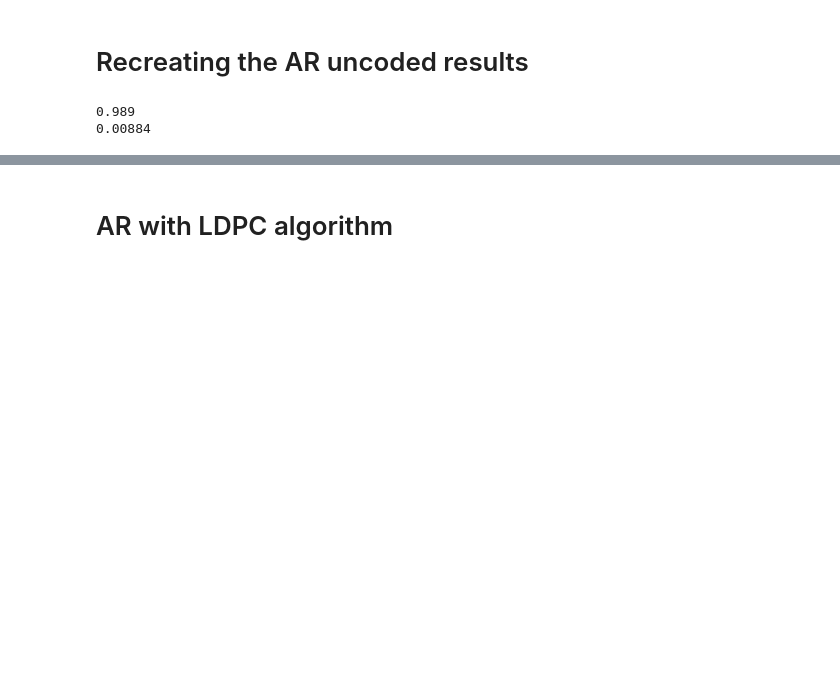
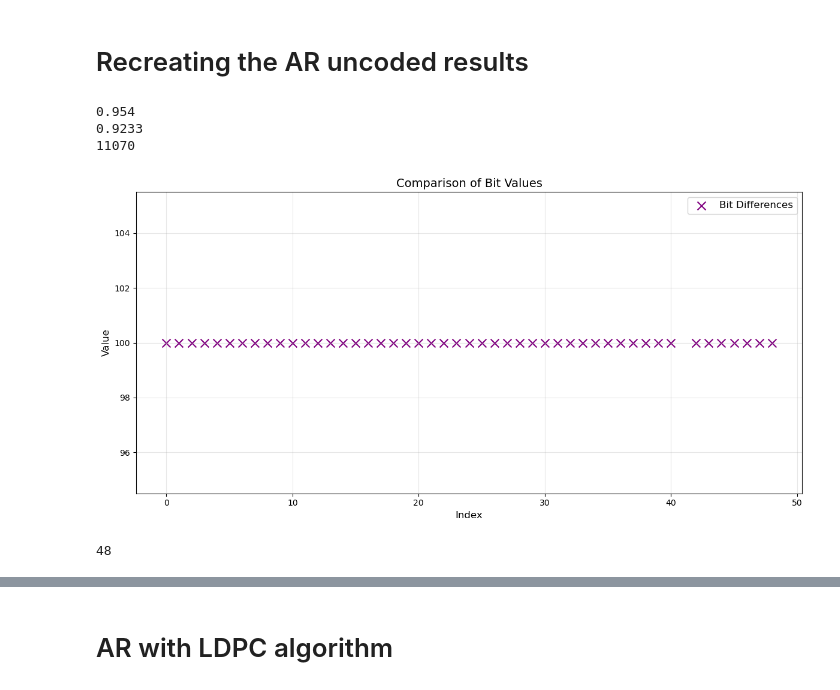
Before and after one commit to ssubrahmaniyan/wireless_channel_estimation, a Jupyter notebook: Release/Channel Prediction with LDPC/LDPC_AR.ipynb, the cells around one changed output, grey strips where cells are left out. Drawn from its saved outputs; the diff is of its cells as text; code cells hidden in the pictures; blank space fills up the shorter version.

```diff
--- a/Release/Channel Prediction with LDPC/LDPC_AR.ipynb
+++ b/Release/Channel Prediction with LDPC/LDPC_AR.ipynb
@@ -601,20 +609,64 @@ def autoreg_simulate(Fd, Fs, channel_vals, mse_threshold, N, ebno_db, packet_siz
 # %%
-#Testing out the simulation for specific Fd, N and Fs values
-Fs = 100000
-Fd = 1000
-mse_threshold = 0.1
-N = 100000
-ebno_db = 10
-packet_size = 50
-pilot_size = 50
-var_order = 25
-initial_pilots = 27
-retrans_frequency, ber = autoreg_simulate(Fd, Fs, channel_vals, mse_threshold, N, ebno_db, packet_size, pilot_size, var_order, initial_pilots)
+Fs = 100000  # Sampling frequency
+Fd = 1000    # Doppler frequency
+mse_threshold = 0.1  # Threshold for MSE
+N = 100000   # Total samples
+ebno_db = 10     # Signal-to-noise ratio in dB (interpreted as Eb/N0 for coded system)
+packet_size = 30  # Bits per packet
+pilot_size = 20  # Pilot bits
+var_order = 20  # VAR model order
+initial_pilots = 22  # Initial pilots
+retrans_frequency, ber, data_bits1, dbar1, total_bits_ber = autoreg_simulate(Fd, Fs, channel_vals, mse_threshold, N, ebno_db, packet_size, pilot_size, var_order, initial_pilots)
 print(retrans_frequency)
 print(ber)
+print(total_bits_ber)
 # %% [output]
-0.989
-0.00884
+0.954
+0.9233
+11070
+# %%
+x = np.arange(0, 50)
+# Create a figure and axis
+plt.figure(figsize=(12, 6))
+# Plot the absolute LLR values
+#plt.plot(x, np.abs(llr1.numpy().flatten()[:100]), 'b-', label='abs(llr1)', linewidth=2)
+
+# Plot the re-encoded bits (convert to numpy array if it's a tensor)
+if isinstance(data_bits1, tf.Tensor):
+     data_bits2 = data_bits1.numpy()
+
+# # Plot the original encoded bits
+if isinstance(dbar1, tf.Tensor):
+    dbar2 = dbar1.numpy()
+
+re_encoded_flat = data_bits2.flatten()[:50]
+encoded_flat = dbar1.flatten()[:50]
+
+# Find points where re_encoded_bits and encoded_bits differ
+diff_indices = np.where(re_encoded_flat != encoded_flat)[0]
+
+# Plot these points at a value of 100
+if len(diff_indices) > 0:
+    plt.scatter(diff_indices, np.ones_like(diff_indices) * 100,
+                color='purple', s=100, marker='x', label='Bit Differences')
+
+# Plot the constant value of 10
+#plt.axhline(y=10, color='k', linestyle='--', label='Threshold=10')
+
+# Add labels and legend
+plt.xlabel('Index', fontsize=12)
+plt.ylabel('Value', fontsize=12)
+plt.title('Comparison of Bit Values', fontsize=14)
+plt.legend(fontsize=12)
+plt.grid(True, alpha=0.3)
+
+# Show the plot
+plt.tight_layout()
+plt.show()
+print(len(diff_indices))
+# %% [output]
+[figure, added]
+48
 # %%
 # Specifying certain parameters
 # Number of pilots we transmit in a single retransmission
```
Also changed, not shown: parts of 19 cells of this notebook.
